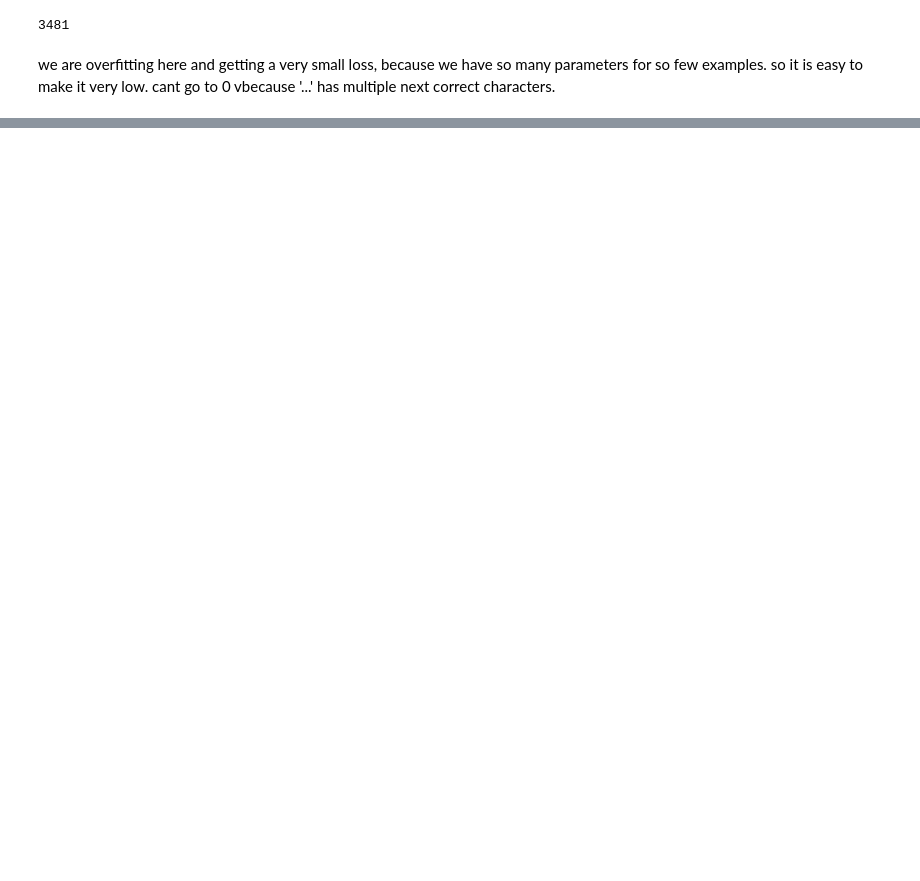
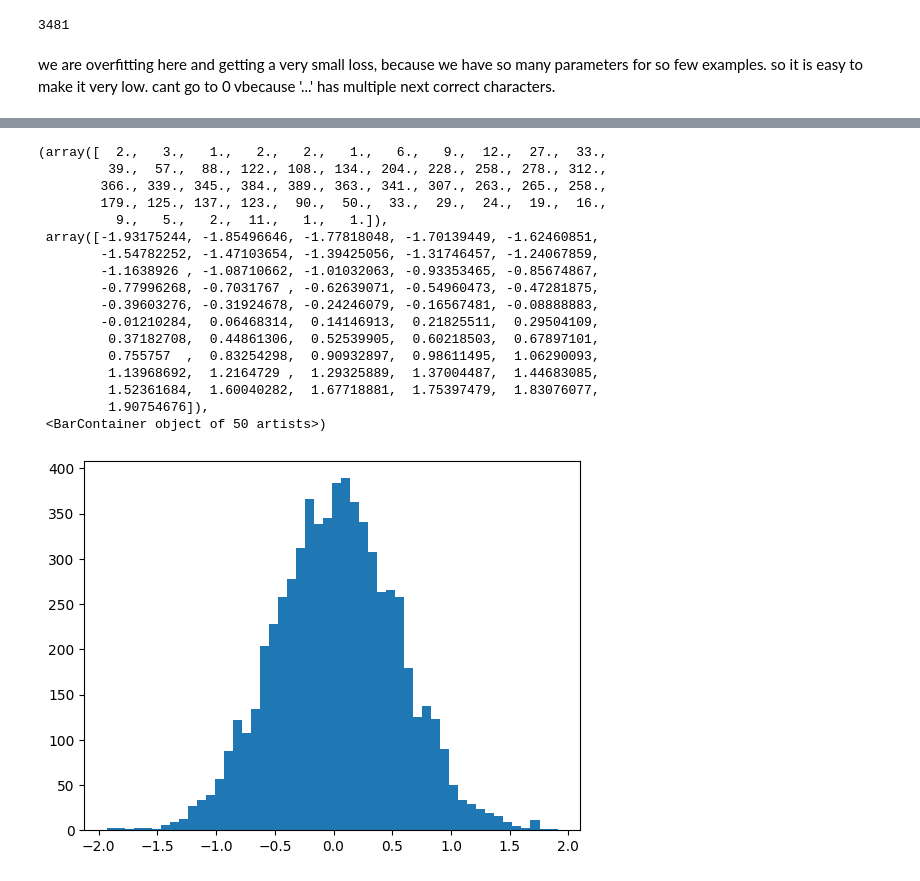
Before and after one commit to vgandhi13/Makemore, a Jupyter notebook: Makemore.ipynb, the cells around one changed output, grey strips where cells are left out. Drawn from its saved outputs; the diff is of its cells as text; code cells hidden in the pictures; blank space fills up the shorter version.

```diff
--- a/Makemore.ipynb
+++ b/Makemore.ipynb
@@ -964,0 +1122,23 @@ tensor([ 5, 13, 13,  1,  0, 15, 12,  9, 22,  9,  1,  0,  1, 22,  1,  0,  9, 19,
+# %%
+#Issue2
+
+plt.hist(hpreact.view(-1).tolist(), 50) #number of -1 and 1 in activations
+# %% [output]
+(array([  2.,   3.,   1.,   2.,   2.,   1.,   6.,   9.,  12.,  27.,  33.,
+         39.,  57.,  88., 122., 108., 134., 204., 228., 258., 278., 312.,
+        366., 339., 345., 384., 389., 363., 341., 307., 263., 265., 258.,
+        179., 125., 137., 123.,  90.,  50.,  33.,  29.,  24.,  19.,  16.,
+          9.,   5.,   2.,  11.,   1.,   1.]),
+ array([-1.93175244, -1.85496646, -1.77818048, -1.70139449, -1.62460851,
+        -1.54782252, -1.47103654, -1.39425056, -1.31746457, -1.24067859,
+        -1.1638926 , -1.08710662, -1.01032063, -0.93353465, -0.85674867,
+        -0.77996268, -0.7031767 , -0.62639071, -0.54960473, -0.47281875,
+        -0.39603276, -0.31924678, -0.24246079, -0.16567481, -0.08888883,
+        -0.01210284,  0.06468314,  0.14146913,  0.21825511,  0.29504109,
+         0.37182708,  0.44861306,  0.52539905,  0.60218503,  0.67897101,
+         0.755757  ,  0.83254298,  0.90932897,  0.98611495,  1.06290093,
+         1.13968692,  1.2164729 ,  1.29325889,  1.37004487,  1.44683085,
+         1.52361684,  1.60040282,  1.67718881,  1.75397479,  1.83076077,
+         1.90754676]),
+ <BarContainer object of 50 artists>)
+[figure, added]
```
Also changed, not shown: parts of 40 cells of this notebook.
